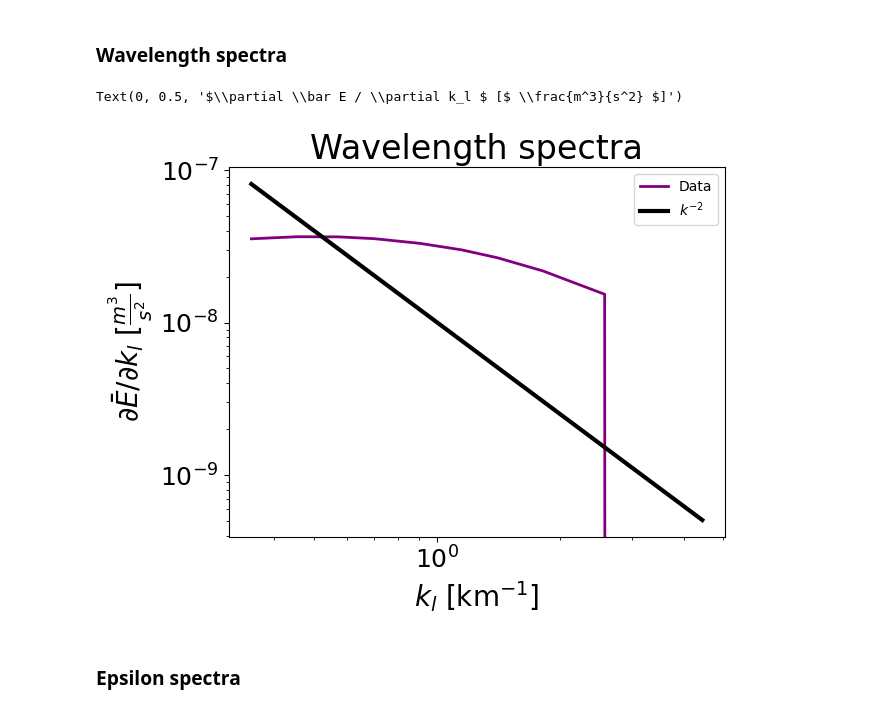
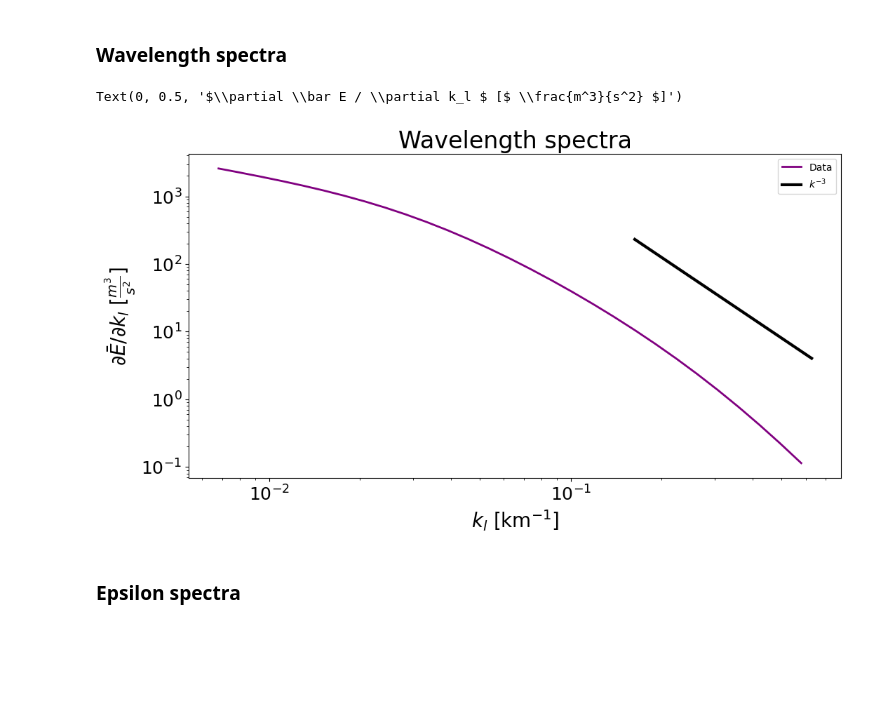
Before and after one commit to FESOM/implicit_filter, a Jupyter notebook: examples/spectra_extraction.ipynb, the cells around one changed output. Drawn from its saved outputs; the diff is of its cells as text; code cells hidden in the pictures; blank space fills up the shorter version.

```diff
--- a/examples/spectra_extraction.ipynb
+++ b/examples/spectra_extraction.ipynb
@@ -37,3 +57,10 @@ There's ofter already interpolated velocited available with name `unod` and `vno
 from implicit_filter import transform_velocity_to_nodes
 
 uxn, vyn = transform_velocity_to_nodes(ux, vy, filter) # This function based on the mesh will interpolate velocity to nodes
+# %%
+ok =(xcoord[tri].max(axis=1)-xcoord[tri].min(axis=1))<10
+plt.rcParams['figure.figsize'] = [12, 6]
+triang = mpl.tri.Triangulation(xcoord, ycoord, tri[ok, :])
+
+plt.tripcolor(triang, np.sqrt(np.square(uxn) + np.square(vyn)), norm=mpl.colors.LogNorm(vmin=1e-3,vmax=1e-0))
+plt.colorbar()
@@ -39,0 +72,7 @@ uxn, vyn = transform_velocity_to_nodes(ux, vy, filter) # This function based on
+# %%
+ok =(xcoord[tri].max(axis=1)-xcoord[tri].min(axis=1))<10
+plt.rcParams['figure.figsize'] = [12, 6]
+triang = mpl.tri.Triangulation(xcoord, ycoord, tri[ok, :])
+
+plt.scatter(xcoord, ycoord, c=np.sqrt(np.square(ttu) + np.square(ttv)), norm=mpl.colors.LogNorm(vmin=1e-3,vmax=1e-0), s=0.1)
+plt.colorbar()
@@ -45,7 +87,7 @@ We also suggest using 1st order filter, as it's computationally efficient.
 If spectra are too steep to be captured by highpass 1st order filter, then one can use second order filter.
 However, it's very demanding, and it's recommended to be used only on GPU.
 # %%
-spectra = filter.compute_spectra_velocity(1, Kc, np.array(uxn), np.array(vyn), highpass=True)
+spectra = filter.compute_spectra_velocity(1, Kc, np.array(uxn), np.array(vyn))
 # %% [markdown]
 The cumulative spectra are computed from high to low scales
 # %%
@@ -63,7 +105,7 @@ Text(0, 0.5, '$ \\bar E $')
 # %% [markdown]
 Cumulative spectra can be used to get other kinds of spectra
 # %%
-k = np.insert(Kc, 0, 2*Kc[0])
+k = np.insert(Kc, 0, Kc[0])
 r = np.insert(2*math.pi/Kc, 0, 0)
 dr = r[1:]-r[0:-1]
 dk = k[1:] - k[0:-1]
@@ -73,19 +115,19 @@ de_high = spectra[1:] - spectra[0:-1]
 # %% [markdown]
 ### Wavelength spectra
 # %%
-plt.plot(kmid, (-de_high / dk) * 1000, label=r"Data", color='purple', linestyle='solid', linewidth=2)
-plt.plot(kmid[0:10], kmid[0:10]**(-2) / 1e8, color='black', linestyle='solid', linewidth=3, label=r"$k^{-2}$")
+plt.plot(kmid[1:], (-de_high[1:] / dk[1:]) * 1000, label=r"Data", color='purple', linestyle='solid', linewidth=2)
+plt.plot(kmid[0:10], kmid[0:10]**(-3) / 1e0, color='black', linestyle='solid', linewidth=3, label=r"$k^{-3}$")
 plt.title("Wavelength spectra", fontsize=24)
 plt.xscale("log")
 plt.legend()
 plt.xticks(fontsize=18)
 plt.yticks(fontsize=18)
 plt.yscale("log")
 plt.xlabel(r"$k_l$ [km$^{-1}$]", fontsize=20)
 plt.ylabel(r"$\partial \bar E / \partial k_l $ [$ \frac{m^3}{s^2} $]", fontsize=20)
 # %% [output]
 Text(0, 0.5, '$\\partial \\bar E / \\partial k_l $ [$ \\frac{m^3}{s^2} $]')
-[figure, old version]
+[figure, new version]
 # %% [markdown]
 ### Epsilon spectra
 # %%
```
Also changed, not shown: parts of 17 cells of this notebook, 8 other files.
